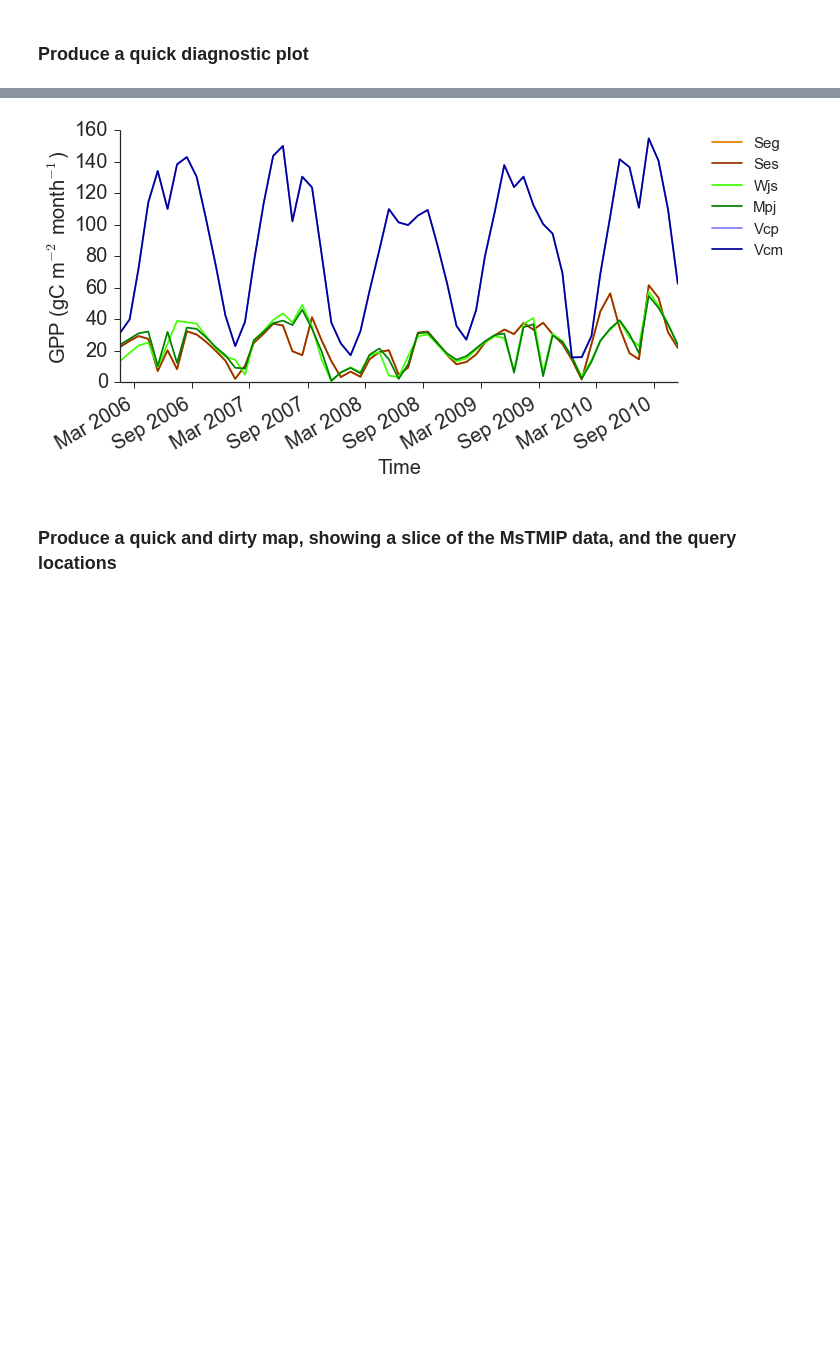
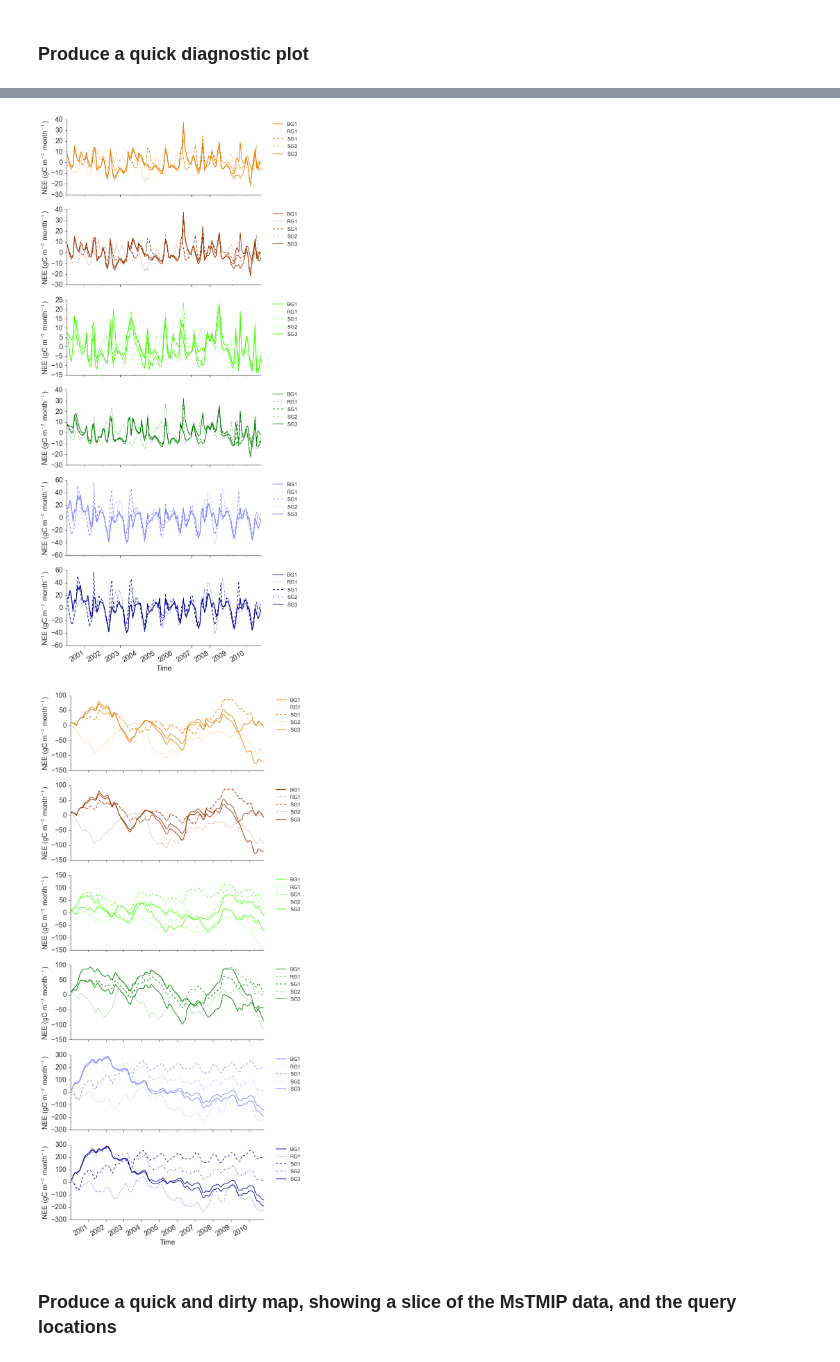
Before and after one commit to djkrofch/edulis, a Jupyter notebook: iPython_Notebooks/MsTMIP_Data_Prep.ipynb, the cells around one changed output, grey strips where cells are left out. Cells and saved outputs as stored; diff of their text form; code cells hidden in the pictures; blank space fills up the shorter version.

Commit message:
Dealt with some variable intialization issues, reduced loop redundancies, worked on plots a bit

```diff
--- a/iPython_Notebooks/MsTMIP_Data_Prep.ipynb
+++ b/iPython_Notebooks/MsTMIP_Data_Prep.ipynb
@@ -248,11 +262,14 @@ data.index = pd.to_datetime(data.Date)
 sites = unique(data.Site)
 NMEG = sites[[17,18,29,8,27,26]]
 modelNames = unique(data['ModelName'])
+simNames = unique(data['SimName'])
 modelVars = unique(data['ModelVar'])
+linestyles = ['', ':','--', '-.', '-']
 
+data = data[(data.ModelName == 'CLM4') & (data.ModelVar == 'NEE')]
 # Create a function to dynamically generate subplot numbers and sizes correctly
 # based on number of models and simulations ... on TODO list
-fig, (ax1) = plt.subplots(1,1, figsize = (10,5))
+fig, (ax1, ax2, ax3, ax4, ax6, ax7) = plt.subplots(6,1, figsize = (10,30))
 axs = fig.axes
 
 sns.set_style('ticks')
@@ -260,26 +277,70 @@ sns.despine()
 
 idx = 0
 for site in NMEG:
-    toPlot = data[data.Site == site]
+    styleidx = 0
+    ax = axs[idx]
 
-    for var in modelVars:
-        toPlot = toPlot[toPlot.ModelName == modelNames[0]]
-
+    for sim in simNames:
+        print site, sim
+        toPlot = data[(data.Site == site) & (data.SimName == sim)]
         toPlot.Data = toPlot.Data * 1000 # convert kg to g
         toPlot.Data = toPlot.Data * 2.62 * 10**(6) # convert per second to per month
 
-        toPlot.plot(ax = ax1, y = 'Data', label = site, color = siteColors[idx])
-        ax1.grid(False)
+        toPlot.plot(ax = ax, y = 'Data', label = site,
+                    style = linestyles[styleidx], color = siteColors[idx])
 
-        ax1.set_xlabel('Time', fontsize = 20)
-        ax1.set_ylabel(var + ' (gC m$^{-2}$ month$^{-1}$)', fontsize = 20)
-        ax1.xaxis.set_tick_params(labelsize=20)
-        ax1.yaxis.set_tick_params(labelsize=20)
-        idx = idx + 1
+        ax.set_xlabel('Time', fontsize = 20)
+        ax.set_ylabel(var + ' (gC m$^{-2}$ month$^{-1}$)', fontsize = 20)
+        ax.xaxis.set_tick_params(labelsize=20)
+        ax.yaxis.set_tick_params(labelsize=20)
+        ax.grid(False)
+        styleidx = styleidx + 1
 
-lgd = ax1.legend(['Seg','Ses','Wjs','Mpj','Vcp','Vcm'], fontsize = 15,
-       bbox_to_anchor=(1.05, 1), loc=2, borderaxespad=0.)
+    lgd = ax.legend(simNames, fontsize = 15,
+    bbox_to_anchor=(1.05, 1), loc=2, borderaxespad=0.)
+
+    idx = idx + 1
 
 
-fig.savefig('MsTMIP_CLM4_GPP.tiff', bbox_extra_artists=(lgd,), bbox_inches='tight')
+
+fig.savefig('MsTMIP_CLM4_NEE_ts.tiff', bbox_extra_artists=(lgd,), bbox_inches='tight')
+
+data = data[(data.ModelName == 'CLM4') & (data.ModelVar == 'NEE')]
+# Create a function to dynamically generate subplot numbers and sizes correctly
+# based on number of models and simulations ... on TODO list
+fig, (ax1, ax2, ax3, ax4, ax6, ax7) = plt.subplots(6,1, figsize = (10,30))
+axs = fig.axes
+
+sns.set_style('ticks')
+sns.despine()
+
+idx = 0
+for site in NMEG:
+    styleidx = 0
+    ax = axs[idx]
+
+    for sim in simNames:
+        print site, sim
+        toPlot = data[(data.Site == site) & (data.SimName == sim)]
+        toPlot.Data = toPlot.Data * 1000 # convert kg to g
+        toPlot.Data = toPlot.Data * 2.62 * 10**(6) # convert per second to per month
+
+        toPlot.cumsum().plot(ax = ax, y = 'Data', label = site,
+                    style = linestyles[styleidx], color = siteColors[idx])
+
+        ax.set_xlabel('Time', fontsize = 20)
+        ax.set_ylabel(var + ' (gC m$^{-2}$ month$^{-1}$)', fontsize = 20)
+        ax.xaxis.set_tick_params(labelsize=20)
+        ax.yaxis.set_tick_params(labelsize=20)
+        ax.grid(False)
+        styleidx = styleidx + 1
+
+    lgd = ax.legend(simNames, fontsize = 15,
+    bbox_to_anchor=(1.05, 1), loc=2, borderaxespad=0.)
+
+    idx = idx + 1
+
+
+
+fig.savefig('MsTMIP_CLM4_NEE_sum.tiff', bbox_extra_artists=(lgd,), bbox_inches='tight')
 # %% [output]
@@ -286,4 +364,5 @@ fig.savefig('MsTMIP_CLM4_GPP.tiff', bbox_extra_artists=(lgd,), bbox_inches='tigh
-[figure, old version]
+[figure, new version]
+[figure, added]
 # %% [markdown]
 <h3>
 Produce a quick and dirty map, showing a slice of the MsTMIP data, and the query locations
```
Also changed, not shown: parts of 3 cells of this notebook.
